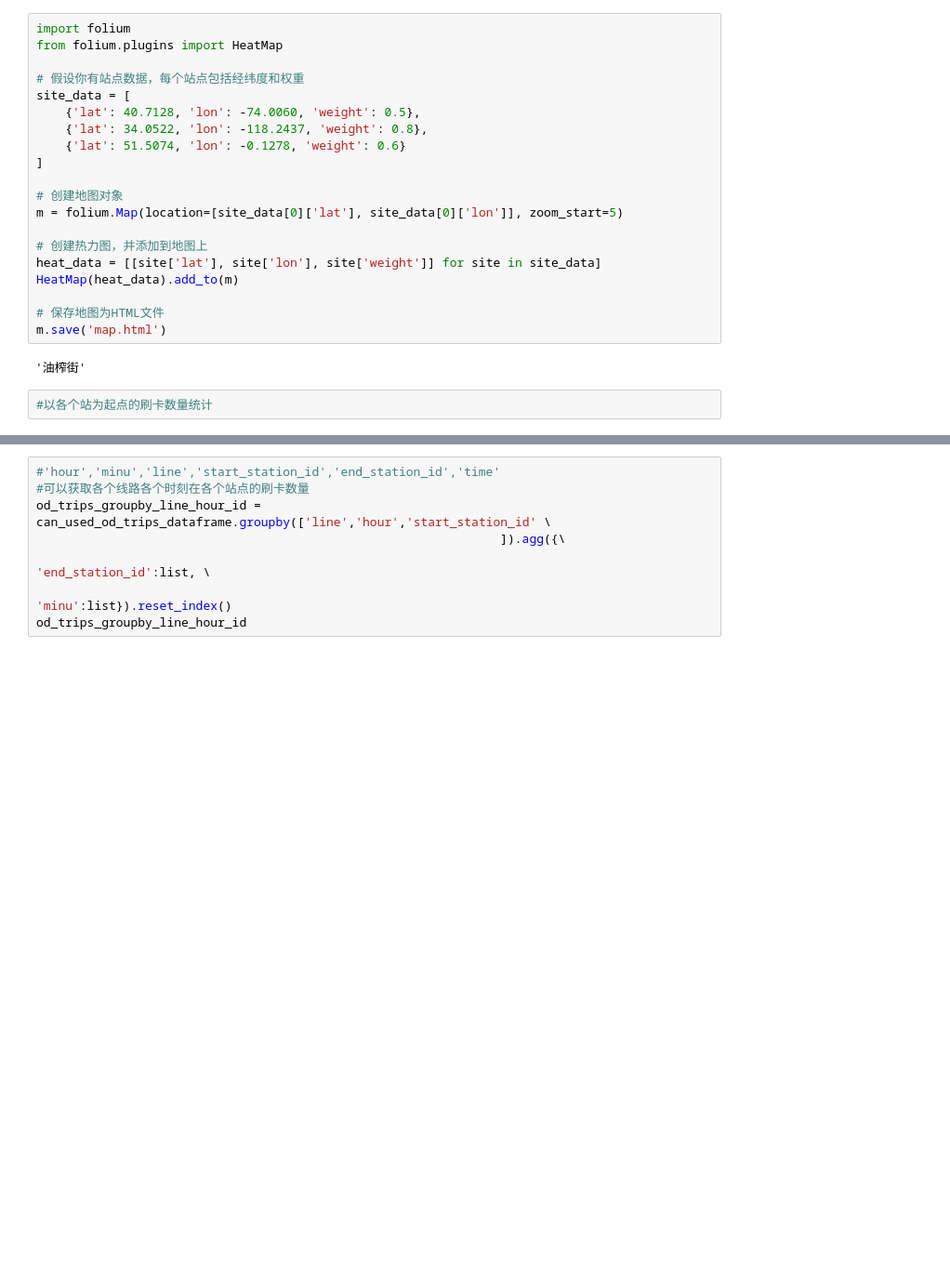
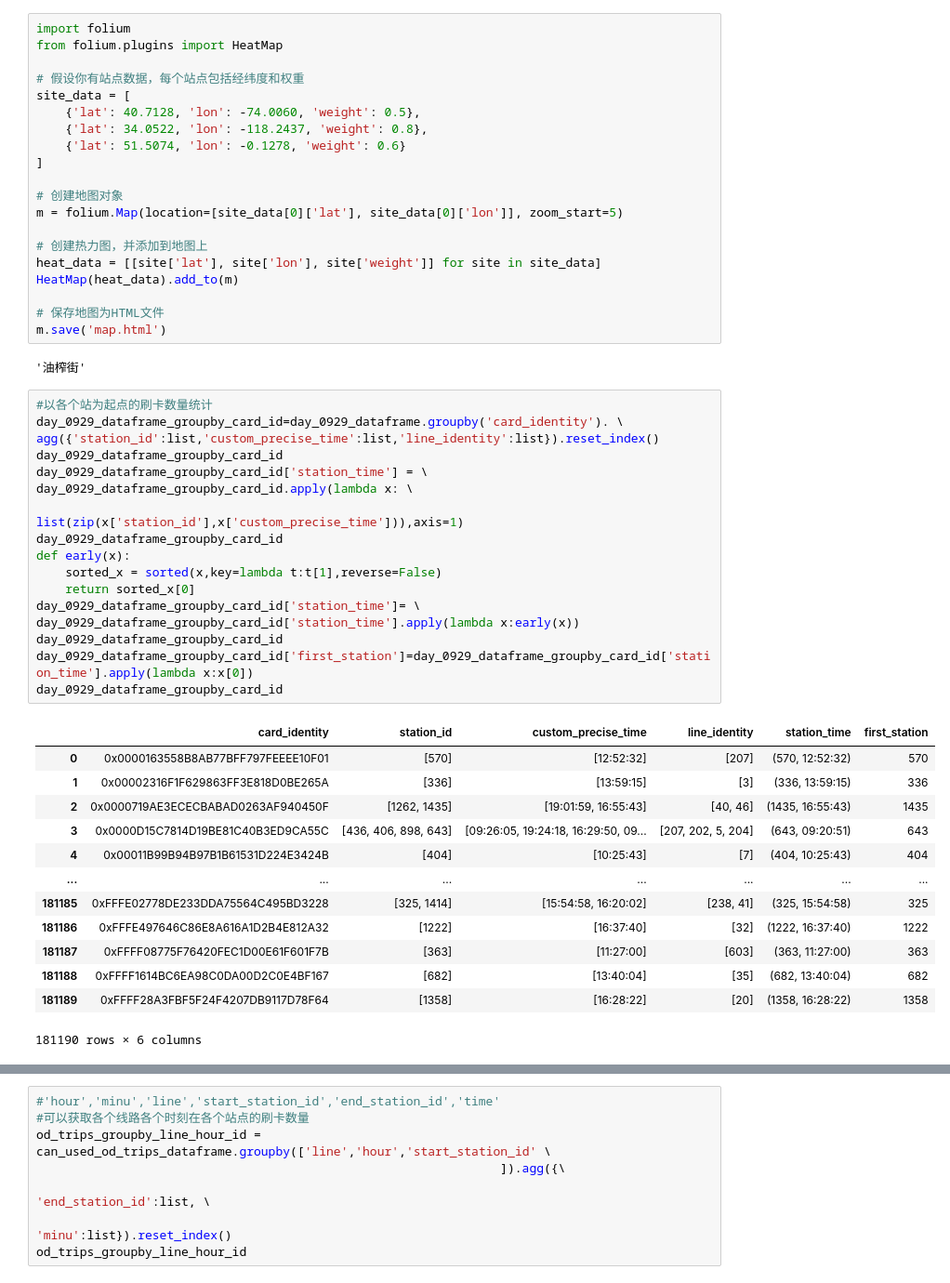
Before and after one commit to xmu-hph/mybus_cor, a Jupyter notebook: temp.ipynb, the cells around one changed output, grey strips where cells are left out. Shown at 93% size. Cells and saved outputs as stored; diff of their text form; blank space fills up the shorter version.

Commit message:
early backup

```diff
--- a/temp.ipynb
+++ b/temp.ipynb
@@ -464,8 +464,37 @@ HeatMap(heat_data).add_to(m)
 m.save('map.html')
 # %% [output]
 '油榨街'
-# %%
-#以各个站为起点的刷卡数量统计
+# %%
+#以各个站为起点的刷卡数量统计
+day_0929_dataframe_groupby_card_id=day_0929_dataframe.groupby('card_identity'). \
+agg({'station_id':list,'custom_precise_time':list,'line_identity':list}).reset_index()
+day_0929_dataframe_groupby_card_id
+day_0929_dataframe_groupby_card_id['station_time'] = \
+day_0929_dataframe_groupby_card_id.apply(lambda x: \
+                                        list(zip(x['station_id'],x['custom_precise_time'])),axis=1)
+day_0929_dataframe_groupby_card_id
+def early(x):
+    sorted_x = sorted(x,key=lambda t:t[1],reverse=False)
+    return sorted_x[0]
+day_0929_dataframe_groupby_card_id['station_time']= \
+day_0929_dataframe_groupby_card_id['station_time'].apply(lambda x:early(x))
+day_0929_dataframe_groupby_card_id
+day_0929_dataframe_groupby_card_id['first_station']=day_0929_dataframe_groupby_card_id['station_time'].apply(lambda x:x[0])
+day_0929_dataframe_groupby_card_id
+# %% [output]
+|  | card_identity | station_id | custom_precise_time | line_identity | station_time | first_station |
+| 0 | 0x0000163558B8AB77BFF797FEEEE10F01 | [570] | [12:52:32] | [207] | (570, 12:52:32) | 570 |
+| 1 | 0x00002316F1F629863FF3E818D0BE265A | [336] | [13:59:15] | [3] | (336, 13:59:15) | 336 |
+| 2 | 0x0000719AE3ECECBABAD0263AF940450F | [1262, 1435] | [19:01:59, 16:55:43] | [40, 46] | (1435, 16:55:43) | 1435 |
+| 3 | 0x0000D15C7814D19BE81C40B3ED9CA55C | [436, 406, 898, 643] | [09:26:05, 19:24:18, 16:29:50, 09... | [207, 202, 5, 204] | (643, 09:20:51) | 643 |
+| 4 | 0x00011B99B94B97B1B61531D224E3424B | [404] | [10:25:43] | [7] | (404, 10:25:43) | 404 |
+| ... | ... | ... | ... | ... | ... | ... |
+| 181185 | 0xFFFE02778DE233DDA75564C495BD3228 | [325, 1414] | [15:54:58, 16:20:02] | [238, 41] | (325, 15:54:58) | 325 |
+| 181186 | 0xFFFE497646C86E8A616A1D2B4E812A32 | [1222] | [16:37:40] | [32] | (1222, 16:37:40) | 1222 |
+| 181187 | 0xFFFF08775F76420FEC1D00E61F601F7B | [363] | [11:27:00] | [603] | (363, 11:27:00) | 363 |
+| 181188 | 0xFFFF1614BC6EA98C0DA00D2C0E4BF167 | [682] | [13:40:04] | [35] | (682, 13:40:04) | 682 |
+| 181189 | 0xFFFF28A3FBF5F24F4207DB9117D78F64 | [1358] | [16:28:22] | [20] | (1358, 16:28:22) | 1358 |
+181190 rows × 6 columns
 # %%
 day_0929_dataframe
 # %% [output]
```
Also changed, not shown: parts of 1 cell of this notebook.
